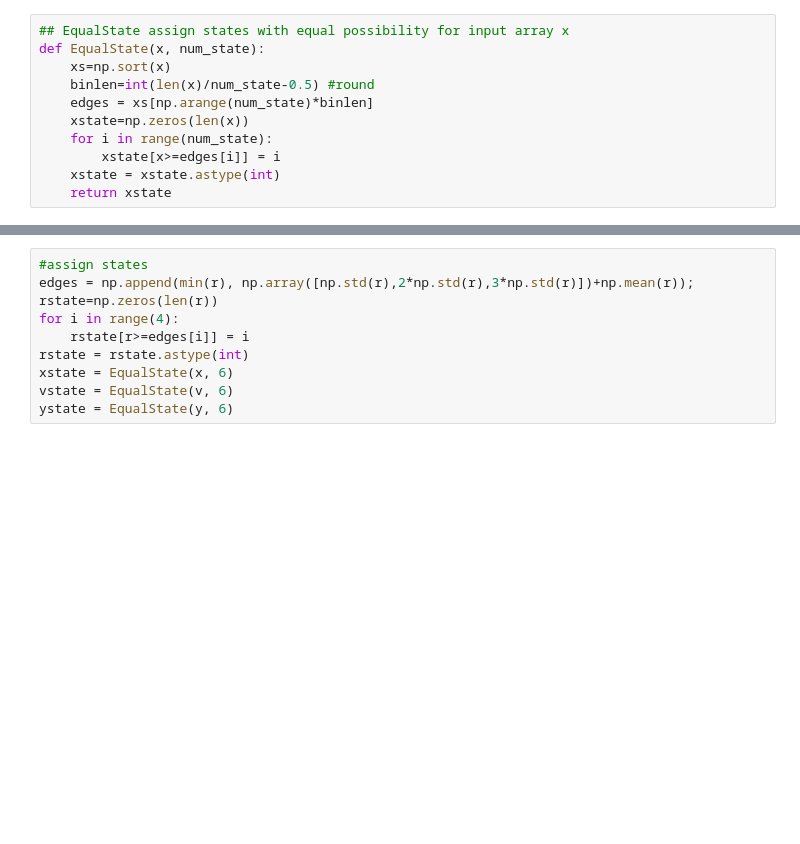
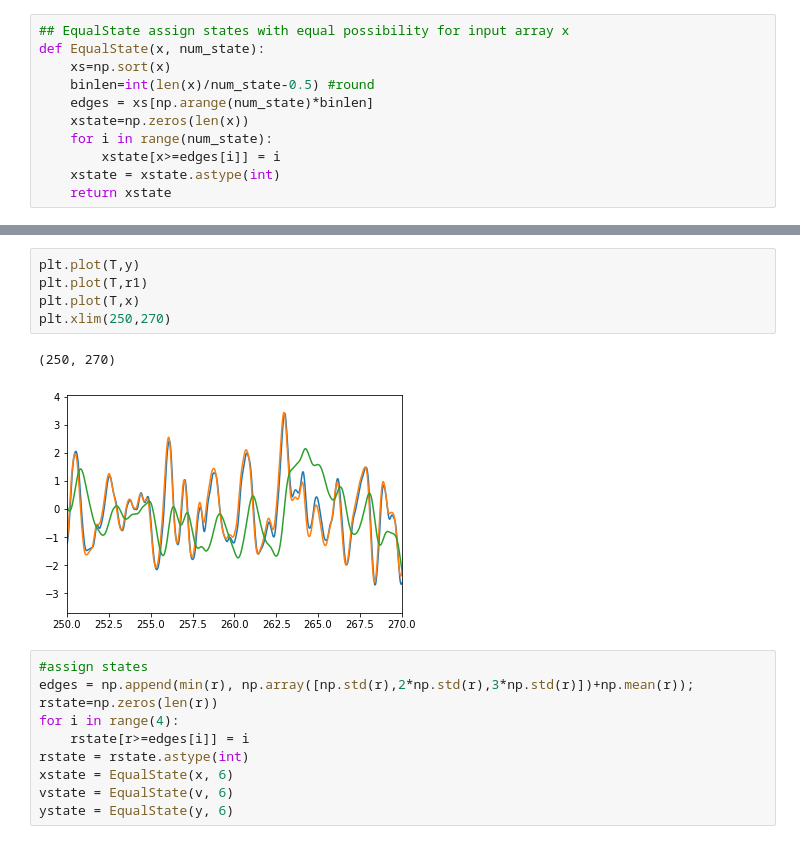
Before and after one commit to llincooi/retina_python, a Jupyter notebook: Fake_Spike_Model2.ipynb, the cells around one changed output, grey strips where cells are left out. Cells and saved outputs as stored; diff of their text form; blank space fills up the shorter version.

```diff
--- a/Fake_Spike_Model2.ipynb
+++ b/Fake_Spike_Model2.ipynb
@@ -141,3 +143,11 @@ r = r1
+# %%
+plt.plot(T,y)
+plt.plot(T,r1)
+plt.plot(T,x)
+plt.xlim(250,270)
+# %% [output]
+(250, 270)
+[figure, added]
 # %%
 #assign states
 edges = np.append(min(r), np.array([np.std(r),2*np.std(r),3*np.std(r)])+np.mean(r));
```
Also changed, not shown: parts of 3 cells of this notebook, 4 other files.
